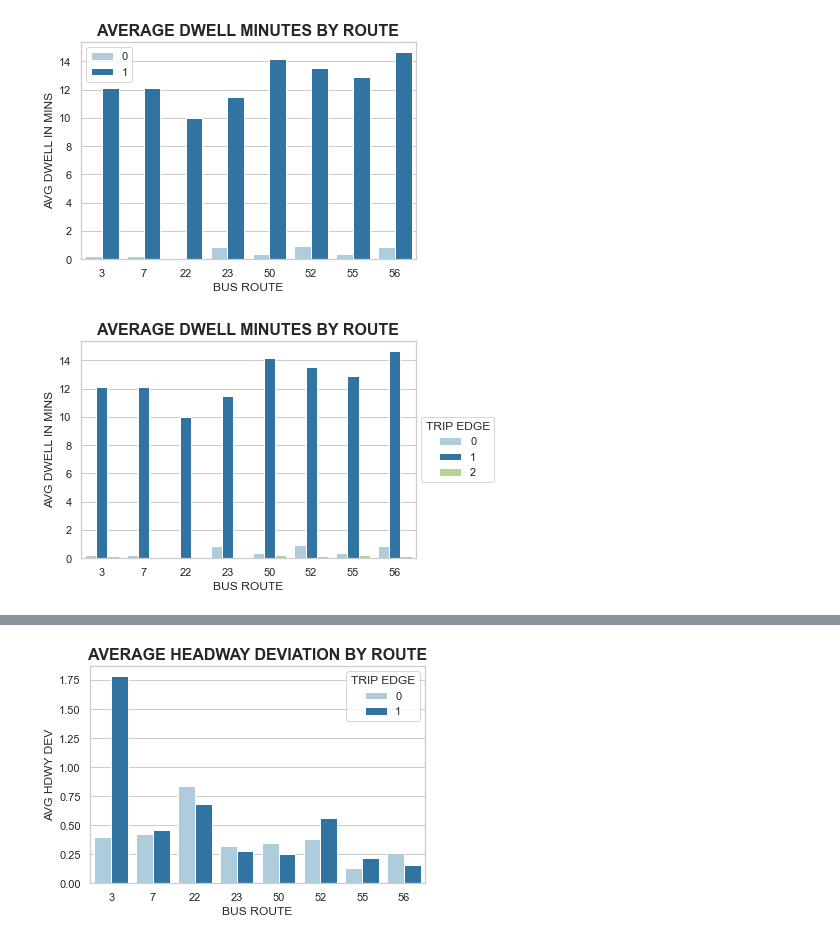
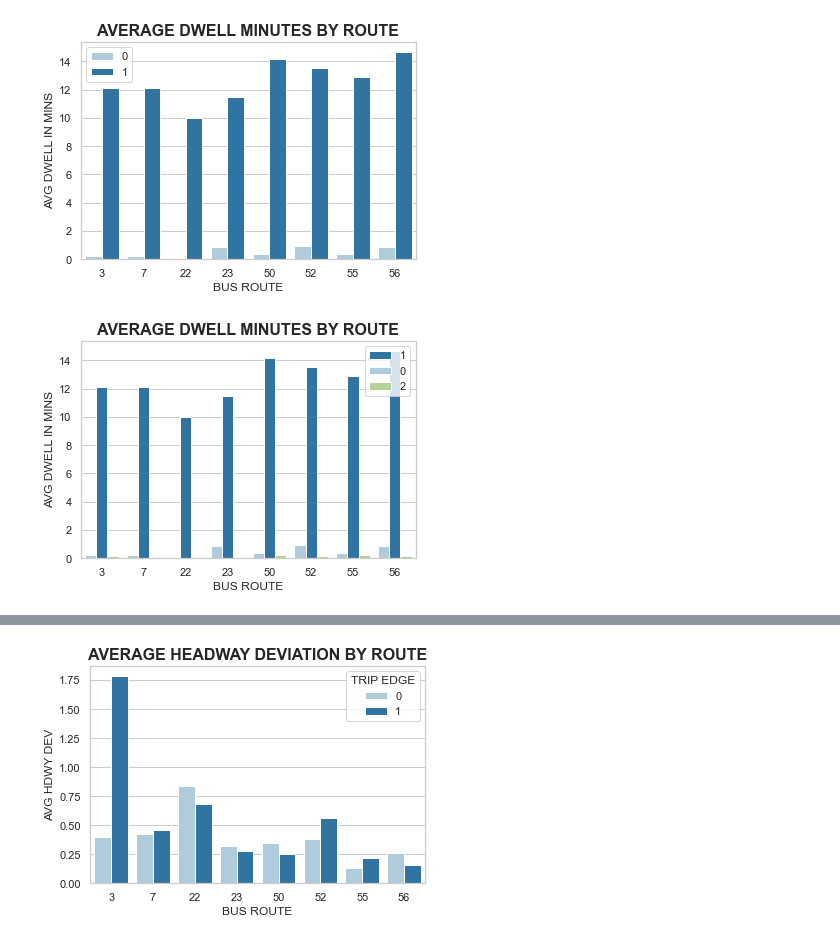
Before and after one commit to NSS-Data-Analytics-Cohort-7/wego-python-bit-my_finger, a Jupyter notebook: notebook/new_wego.ipynb, the cells around one changed output, grey strips where cells are left out. Drawn from its saved outputs; the diff is of its cells as text; code cells hidden in the pictures.

Commit message:
All Visuals

```diff
--- a/notebook/new_wego.ipynb
+++ b/notebook/new_wego.ipynb
@@ -207,13 +207,18 @@ plt.title('AVERAGE DWELL MINUTES BY ROUTE', fontweight = 'bold', size = 16);
 # %%
 def calculate3(wego_tidy):
     return wego_tidy.DWELL_IN_MINS.mean()
 layover_plot3 = wego_tidy.groupby(['ROUTE_ABBR', 'TRIP_EDGE']).apply(calculate3)
 layover_plot3 = layover_plot3.reset_index()
 plt.figure(figsize=(6, 4))
 sns.barplot(x='ROUTE_ABBR', y=0, hue='TRIP_EDGE', palette='Paired', data=layover_plot3)
 plt.ylabel('AVG DWELL IN MINS')
 plt.xlabel('BUS ROUTE')
-plt.legend(loc='center left', bbox_to_anchor=(1, 0.5), title = 'TRIP EDGE')
-plt.title('AVERAGE DWELL MINUTES BY ROUTE', fontweight = 'bold', size = 16);b
+plt.legend(title = 'TRIP EDGE', loc='center left', bbox_to_anchor=(1, 0.5))
+
+handles, labels = plt.gca().get_legend_handles_labels()
+order = [1,0,2]
+plt.legend([handles[idx] for idx in order],[labels[idx] for idx in order])
+
+plt.title('AVERAGE DWELL MINUTES BY ROUTE', fontweight = 'bold', size = 16);
 # %% [output]
-[figure, old version]
+[figure, new version]
```
Also changed, not shown: parts of 24 cells of this notebook.
